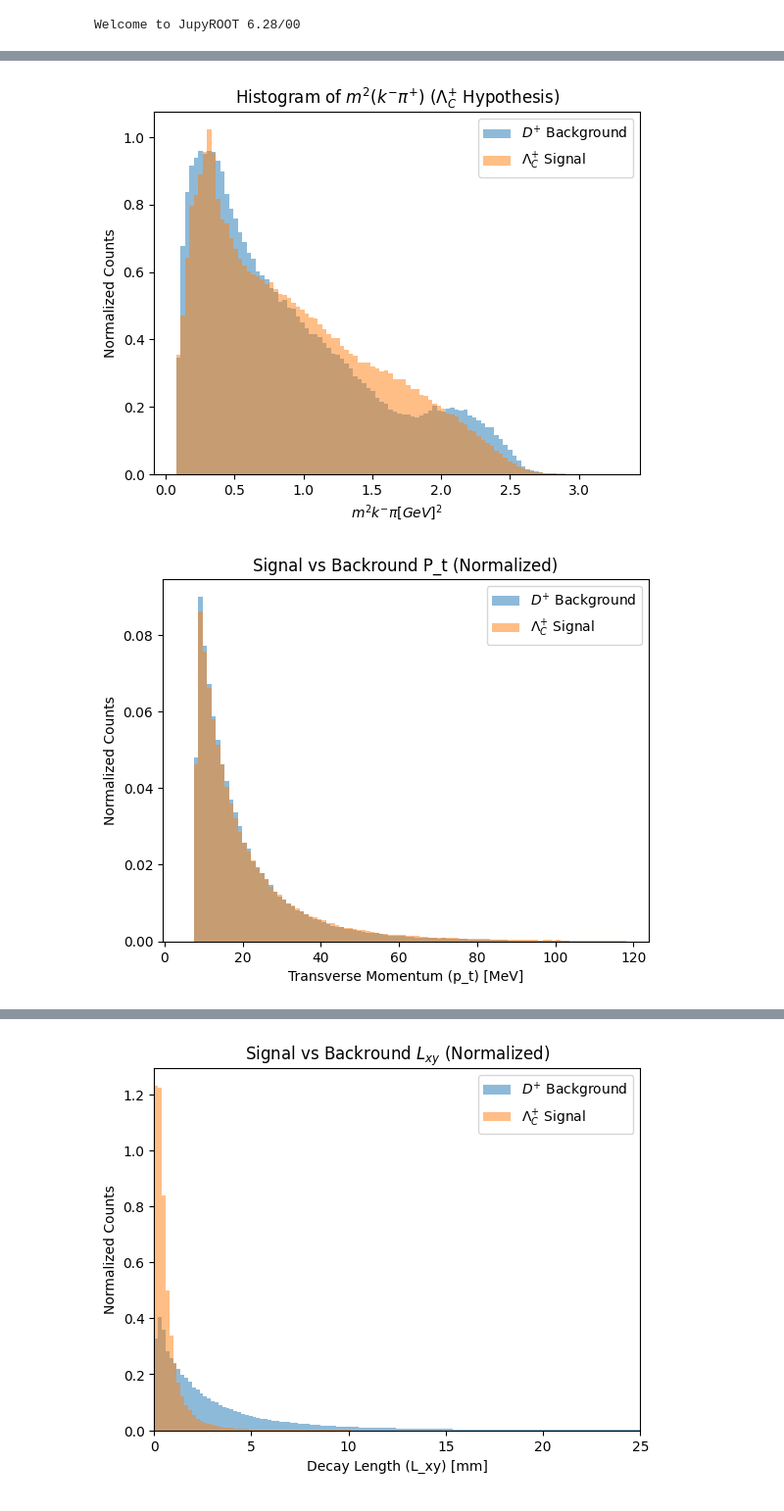
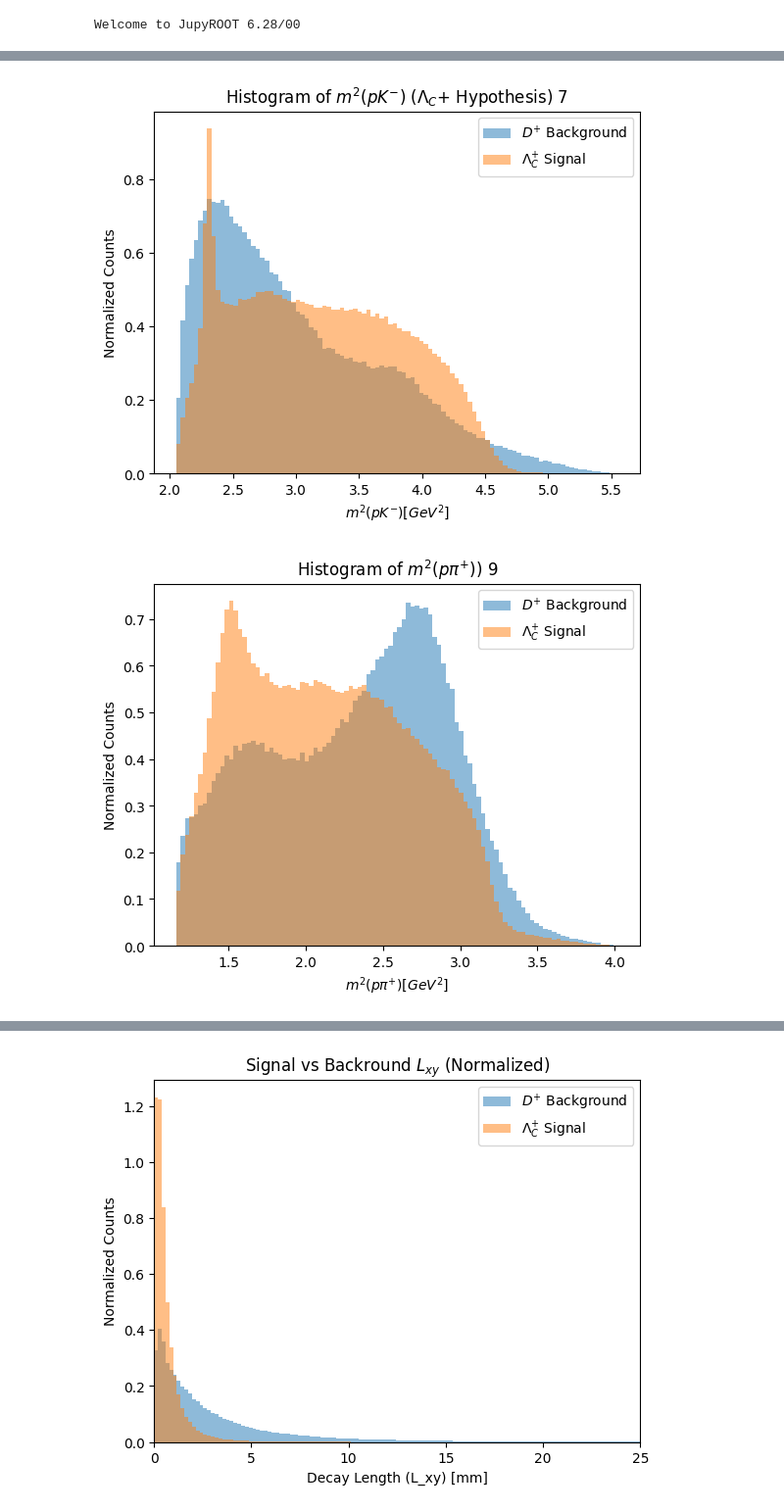
Before and after one commit to GitGup/ATLAS_DNN, a Jupyter notebook: MC_DNN_Plotting.ipynb, the cells around one changed output, grey strips where cells are left out. Shown at 98% size. Drawn from its saved outputs; the diff is of its cells as text; code cells hidden in the pictures.

```diff
--- a/MC_DNN_Plotting.ipynb
+++ b/MC_DNN_Plotting.ipynb
@@ -27,29 +27,31 @@ X_train2, X_test2, y_train2, y_test2 = train_test_split(only_4122[training_colum
 # %%
 #(X_train1[column], X[train2], title, xlabel)
 
 data_list = [(X_train1["inv_mass1"], X_train2["inv_mass1"], "Histogram of $m^2(pK^{-})$ ($D^{+}$ Hypothesis)", "$m^2(pK^{-}) [GeV^{2}]$"),
              (X_train1["inv_mass2"], X_train2["inv_mass2"], "Histogram of $m^2(k^{-}\pi^{+})$ ($D^{+}$ Hypothesis)", "$m^2 k^{-}\pi [GeV]^2$"),
              (X_train1["inv_mass3"], X_train2["inv_mass3"], "Histogram of $m^2(pK^{-})$ ($\Lambda_C{+}$ Hypothesis)", "$m^2(pK^{-}) [GeV^{2}]$"),
+             (X_train1["inv_mass7"], X_train2["inv_mass7"], "Histogram of $m^2(pK^{-})$ ($\Lambda_C{+}$ Hypothesis) 7", "$m^2(pK^{-}) [GeV^{2}]$"),
+             (X_train1["inv_mass9"], X_train2["inv_mass9"], "Histogram of $m^2(p\pi^{+})$) 9", "$m^2(p\pi^{+}) [GeV^{2}]$"),
              (X_train1["inv_mass4"], X_train2["inv_mass4"], "Histogram of $m^2(k^{-}\pi^{+})$ ($\Lambda_C^{+}$ Hypothesis)", "$m^2 k^{-}\pi [GeV]^2$"),
              (X_train1["DMesons_pt"], X_train2["DMesons_pt"], "Signal vs Backround P_t (Normalized)", "Transverse Momentum (p_t) [MeV]"),
              (X_train1["DMesons_fitOutput__Lxy"], X_train2["DMesons_fitOutput__Lxy"], "Signal vs Backround $L_{xy}$ (Normalized)", "Decay Length (L_xy) [mm]"),
              (X_train1["DMesons_costhetastar"], X_train2["DMesons_costhetastar"], "Signal vs Backround cosθ* (Normalized)", "Cosine of Helicity Angle (cosθ*)"),
              (X_train1["DMesons_fitOutput__ImpactSignificance"], X_train2["DMesons_fitOutput__ImpactSignificance"], "Signal vs Backround DMesons ImpactSignificance (Normalized)", "DMesons_fitOutput__ImpactSignificance")
             ]
 
 def plot_normalized_histograms(data_list, bins):
     for data1, data2, title, xlabel in data_list:
         hist_normalized(data1, data2, bins)
         plt.title(title)
         plt.xlabel(xlabel)
         plt.ylabel("Normalized Counts")
         plt.legend()
         plt.show()
 
 plot_normalized_histograms(data_list, 100)
 # %% [output]
 [figure]
 [figure]
 [figure]
-[figure, old version]
+[figure, new version]
-[figure, old version]
+[figure, new version]
```
Also changed, not shown: parts of 3 cells of this notebook.
